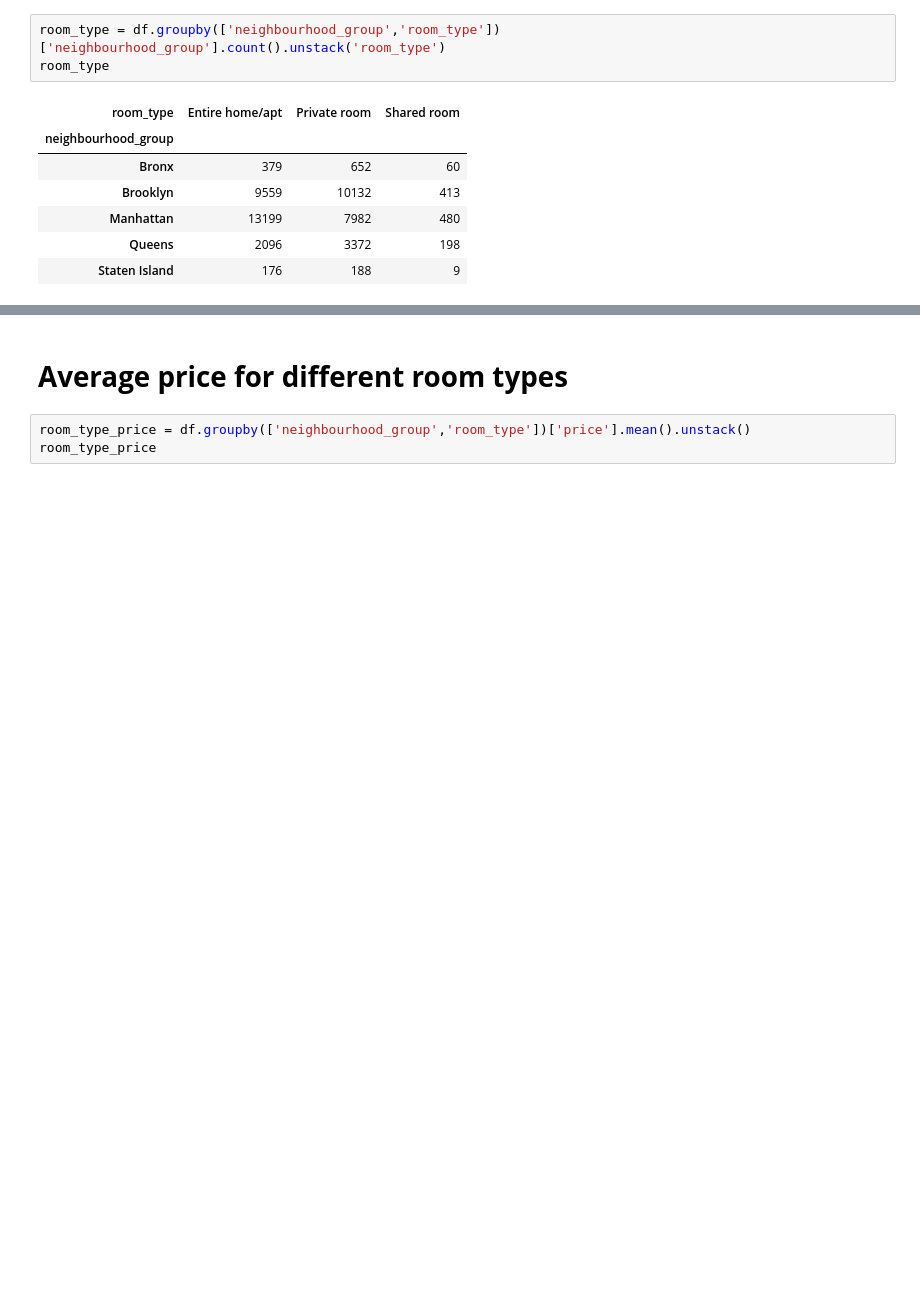
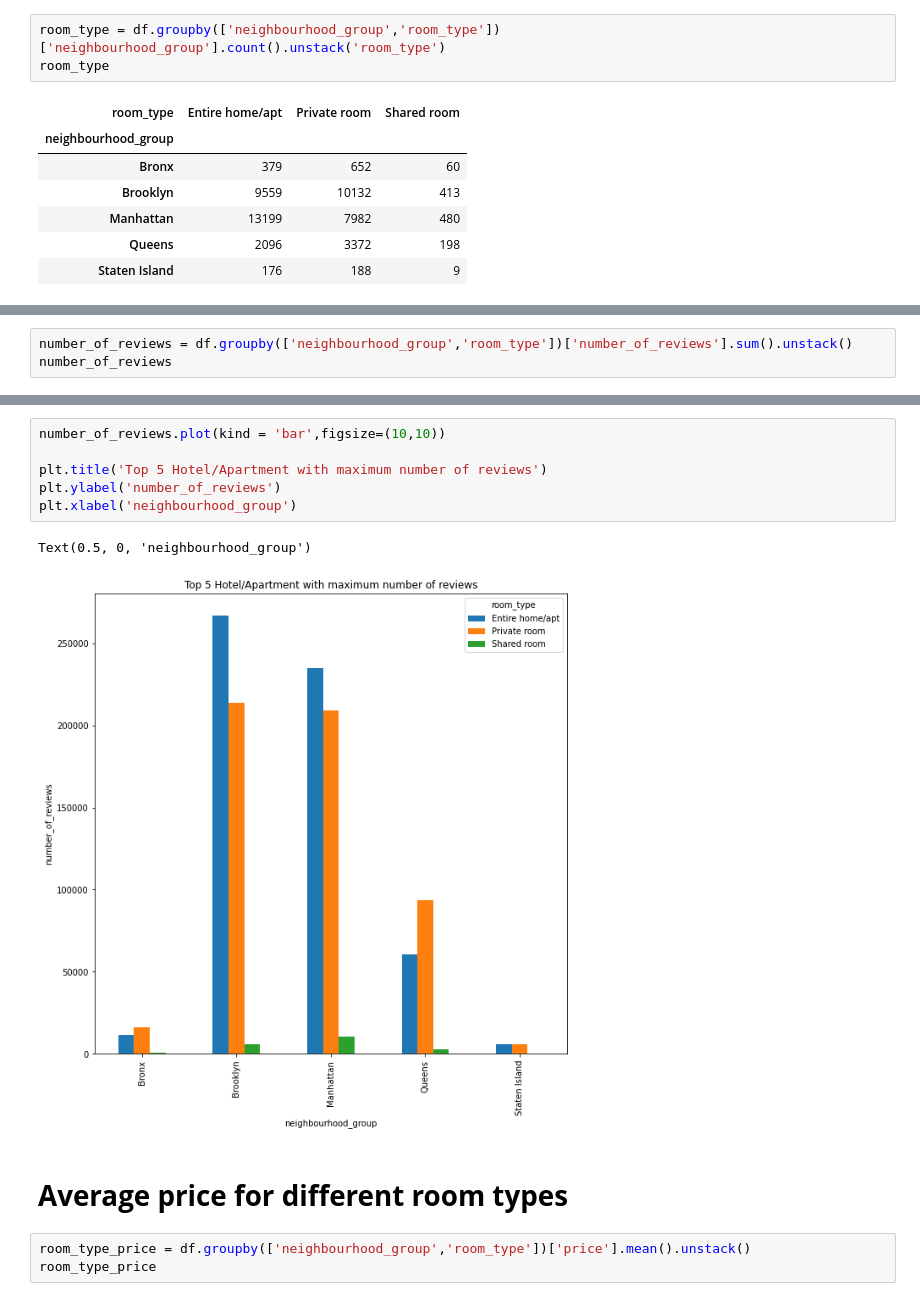
Before and after one commit to alokbhoi447/Airbnb-Booking-Analysis, a Jupyter notebook: Airbnb_Bookings_Analysis_Capstone_Project.ipynb, the cells around one changed output, grey strips where cells are left out. Saved outputs shown, nothing was run; the diff lists cells and outputs as text; blank space fills up the shorter version.

```diff
--- a/Airbnb_Bookings_Analysis_Capstone_Project.ipynb
+++ b/Airbnb_Bookings_Analysis_Capstone_Project.ipynb
@@ -145,0 +150,3 @@ room_type[['Entire home/apt','Private room','Shared room']].plot(kind='bar',figs
+# %%
+number_of_reviews = df.groupby(['neighbourhood_group','room_type'])['number_of_reviews'].sum().unstack()
+number_of_reviews
@@ -146,3 +161,12 @@ room_type[['Entire home/apt','Private room','Shared room']].plot(kind='bar',figs
+# %%
+number_of_reviews.plot(kind = 'bar',figsize=(10,10))
+
+plt.title('Top 5 Hotel/Apartment with maximum number of reviews')
+plt.ylabel('number_of_reviews')
+plt.xlabel('neighbourhood_group')
+# %% [output]
+Text(0.5, 0, 'neighbourhood_group')
+[figure, added]
 # %% [markdown]
 # **Average price for different room types**
 # %%
```
Also changed, not shown: parts of 21 cells of this notebook.
